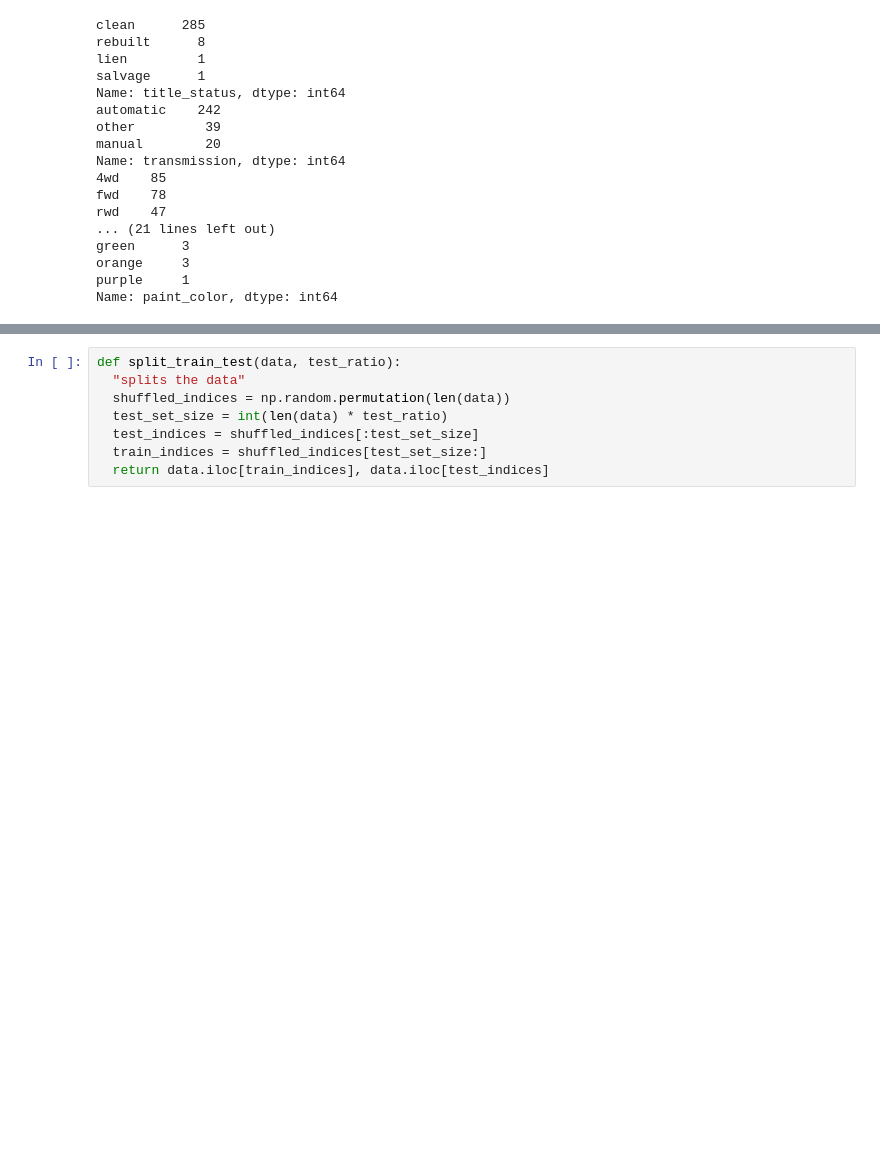
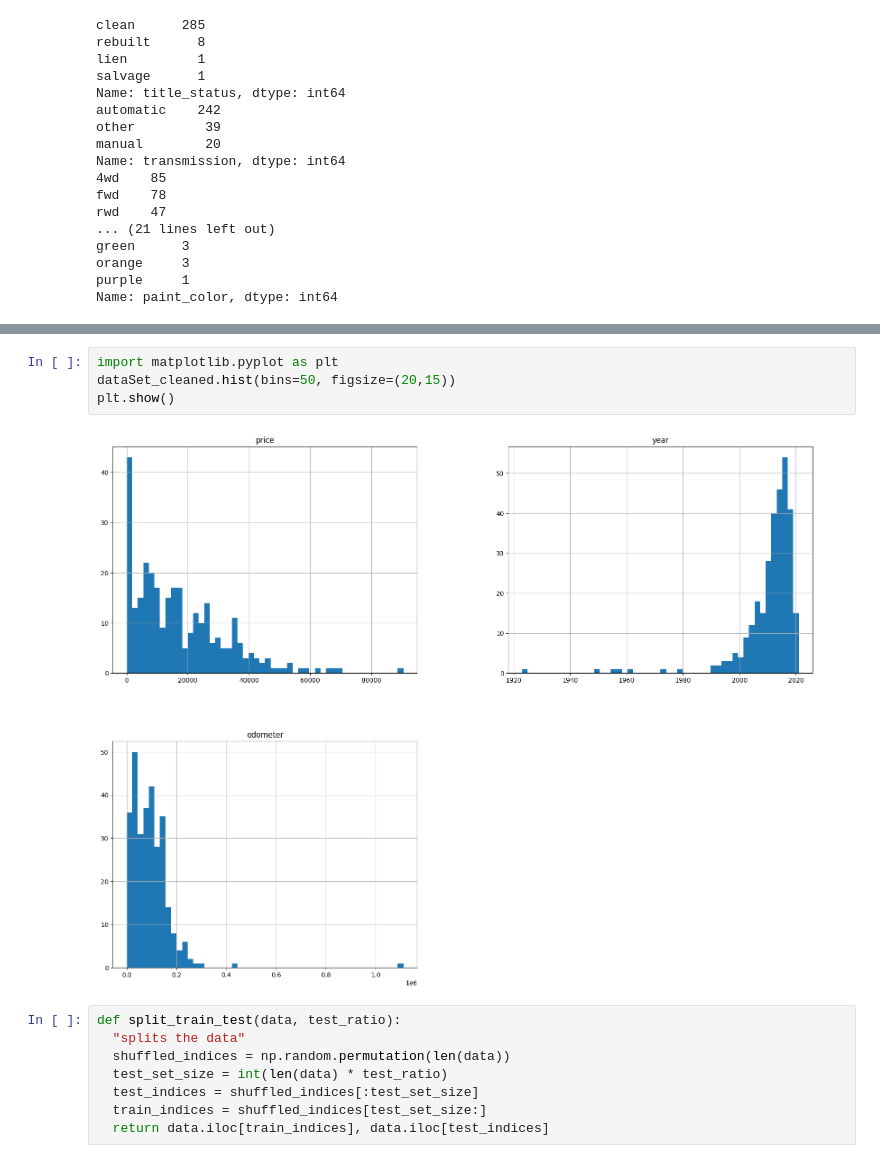
Before and after one commit to BurgaoTheChamp/vehicleML, a Jupyter notebook: VehiclesMachineLearning.ipynb, the cells around one changed output, grey strips where cells are left out. Drawn from its saved outputs; the diff is of its cells as text; blank space fills up the shorter version.

```diff
--- a/VehiclesMachineLearning.ipynb
+++ b/VehiclesMachineLearning.ipynb
@@ -171,3 +189,9 @@ Name: paint_color, dtype: int64
+# %%
+import matplotlib.pyplot as plt
+dataSet_cleaned.hist(bins=50, figsize=(20,15))
+plt.show()
+# %% [output]
+[figure, added]
 # %%
 def split_train_test(data, test_ratio):
   "splits the data"
```
Also changed, not shown: parts of 5 cells of this notebook.
